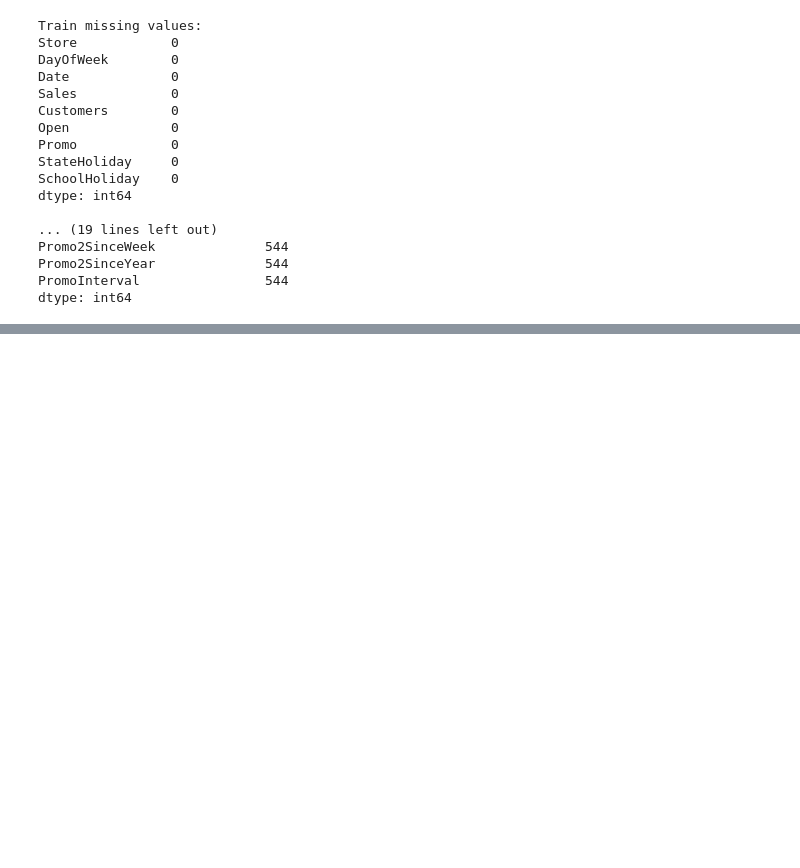
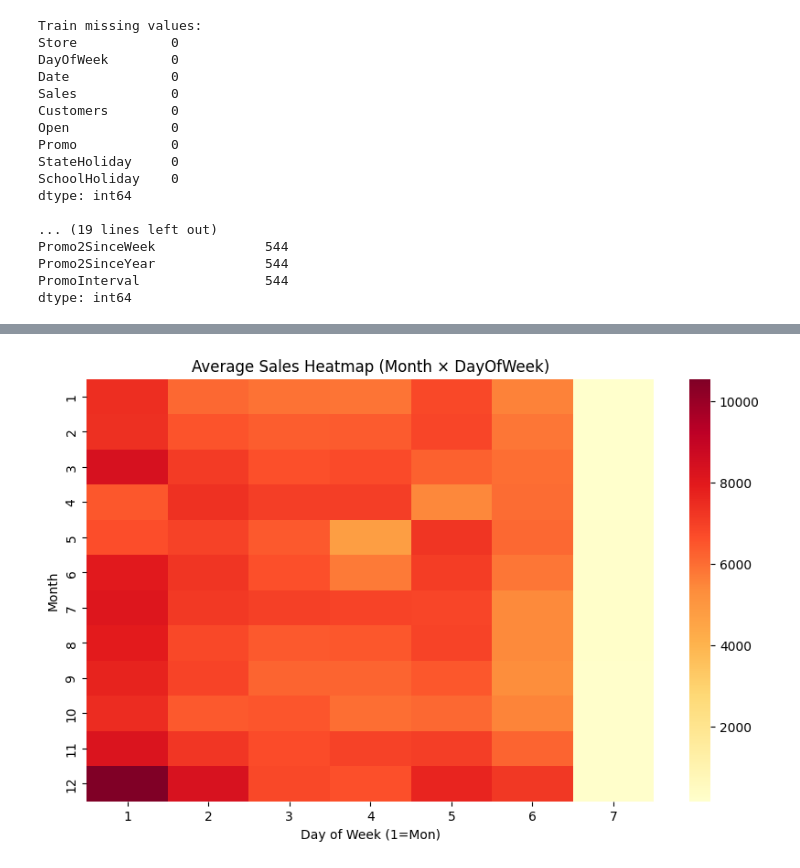
Before and after one commit to aminnademi/Predictive-Analysis, a Jupyter notebook: Predictive Analysis.ipynb, the cells around one changed output, grey strips where cells are left out. Cells and saved outputs as stored; diff of their text form; code cells hidden in the pictures; blank space fills up the shorter version.

```diff
--- a/Predictive Analysis.ipynb
+++ b/Predictive Analysis.ipynb
@@ -67,11 +70,2 @@ dtype: int64
 # %%
-# Some basic cleaning consistent with many Rossmann kernels
-train['Open'] = train['Open'].fillna(1).astype(int)
-test['Open']  = test['Open'].fillna(1).astype(int)
-
-# Merge store info into train/test
-train = train.merge(store, how='left', on='Store')
-test  = test.merge(store, how='left', on='Store')
-
-if 'Sales' in test.columns:
-    test = test.drop(columns=['Sales'])
+train.describe().T
@@ -77,0 +88,16 @@ if 'Sales' in test.columns:
+# %%
+pivot = train.pivot_table(
+    values='Sales',
+    index=train['Date'].dt.month,
+    columns='DayOfWeek',
+    aggfunc='mean'
+)
+
+plt.figure(figsize=(10,6))
+sns.heatmap(pivot, cmap='YlOrRd')
+plt.title("Average Sales Heatmap (Month × DayOfWeek)")
+plt.xlabel("Day of Week (1=Mon)")
+plt.ylabel("Month")
+plt.show()
+# %% [output]
+[figure, added]
```
Also changed, not shown: parts of 11 cells of this notebook.
